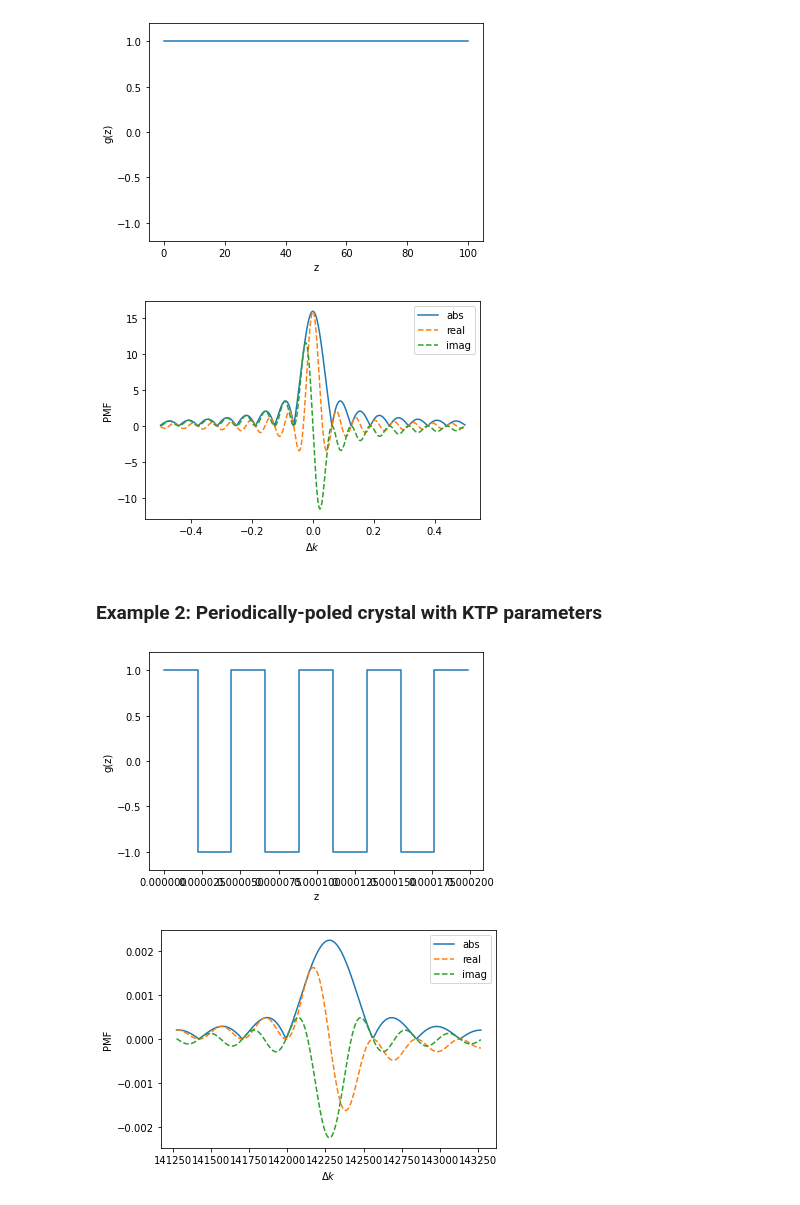
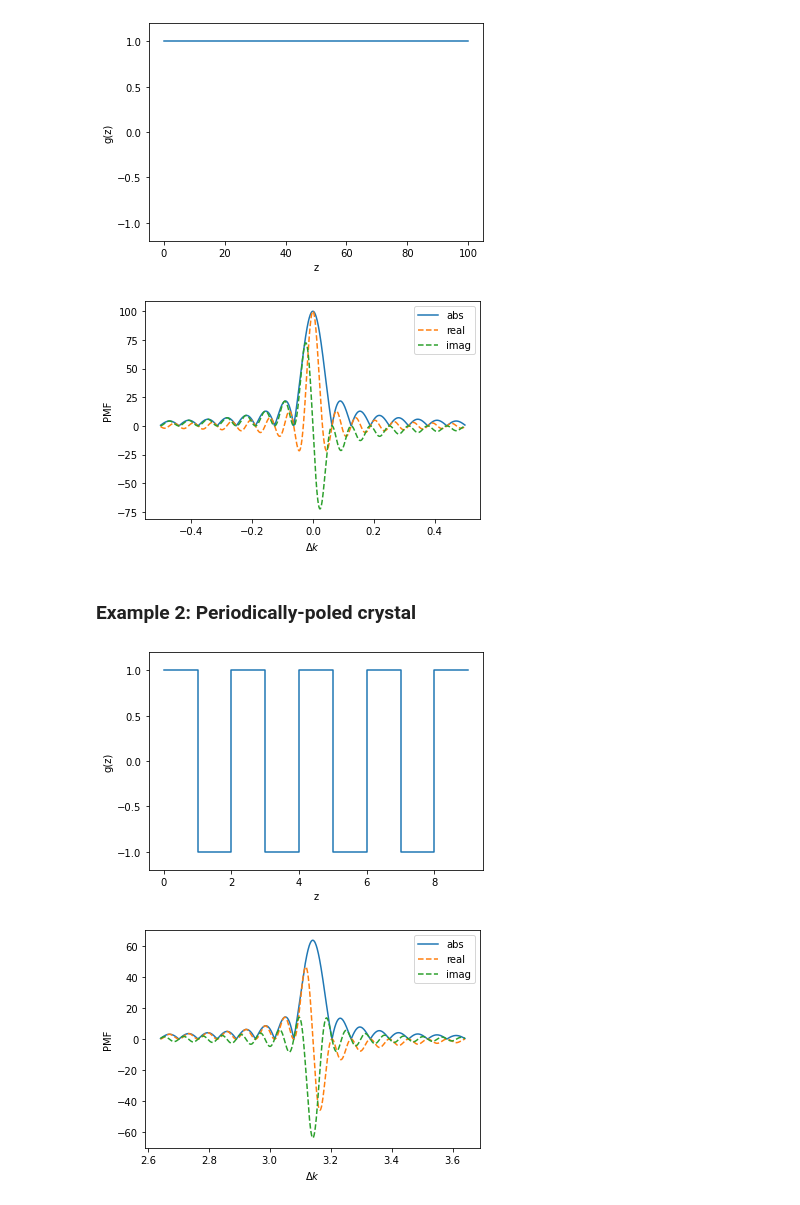
Before and after one commit to abranczyk/custom-poling, a Jupyter notebook: Tutorial 1 - The crystal object.ipynb, the cells around one changed output. Saved outputs shown, nothing was run; the diff lists cells and outputs as text; code cells hidden in the pictures.

```diff
--- a/Tutorial 1 - The crystal object.ipynb
+++ b/Tutorial 1 - The crystal object.ipynb
@@ -12,10 +15,10 @@ from custom_poling.core.crystal import Crystal
 # %%
 # Create a crystal object
 
-domain_width_1 = 1
-number_domains_1 = 100
+domain_width = 1
+number_domains = 100
 
-crystal_1 = Crystal(domain_width_1,number_domains_1,z0=0)
+crystal = Crystal(domain_width,number_domains,z0=0)
 # %%
 # Print some of the crystal's properties
 
@@ -47,35 +52,35 @@ crystal_1.plot_domains(domain_config_1)
 # %% [output]
 [figure]
 # %%
+# We expect the peak to be around k0=0
+
+k0 = 0
+
 # Compute and plot the phase-matching function (PMF) for an unpoled crystal
 
-k_array_1 = np.arange(-5e-1,5e-1,1e-3)
+k_array_1 = np.arange(k0-5e-1,k0+5e-1,1e-3)
 
-crystal_1.compute_pmf(domain_config_1,k_array_1)
-crystal_1.plot_pmf()
+crystal.compute_pmf(domain_config_1,k_array_1)
+crystal.plot_pmf().show()
 # %% [output]
-[figure, old version]
+[figure, new version]
 # %% [markdown]
-### Example 2: Periodically-poled crystal with KTP parameters
+### Example 2: Periodically-poled crystal
 # %%
-# Create a crystal object
+# We expect the peak to be around the k0 for periodic poling
 
-domain_width_2 = 22.08095e-06
-number_domains_2 = 1000
+k0=np.pi/domain_width
 
-crystal_2 = Crystal(domain_width_2,number_domains_2,z0=0)
+# Specify and plot the domain configuration
 
-# Compute and plot the phase-matching function (PMF) for an unpoled crystal
+domain_config_2 = [1,-1]*int(number_domains/2)
+crystal.plot_domains(domain_config_2,n_max=10).show()
 
-k0=np.pi/domain_width_2
+# Compute and plot the phase-matching function (PMF) for an periodically-poled crystal
 
-domain_config_2 = [1,-1]*int(number_domains_2/2)
-crystal_2.plot_domains(domain_config_2,n_max=10)
-
-
-k_array_2 = np.arange(k0-1e3,k0+1e3,1e1)
-crystal_2.compute_pmf(domain_config_2,k_array_2)
-crystal_2.plot_pmf()
+k_array_2 = np.arange(k0-0.5,k0+0.5,0.001)
+crystal.compute_pmf(domain_config_2,k_array_2)
+crystal.plot_pmf().show()
 # %% [output]
-[figure, old version]
+[figure, new version]
-[figure, old version]
+[figure, new version]
```
Also changed, not shown: parts of 8 cells of this notebook.
